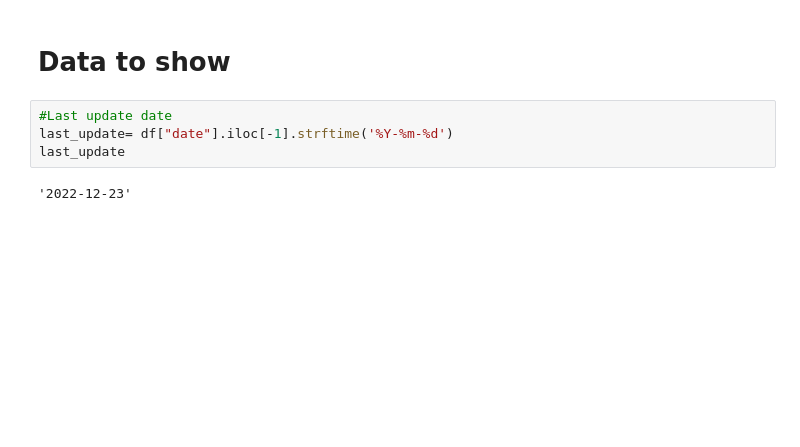
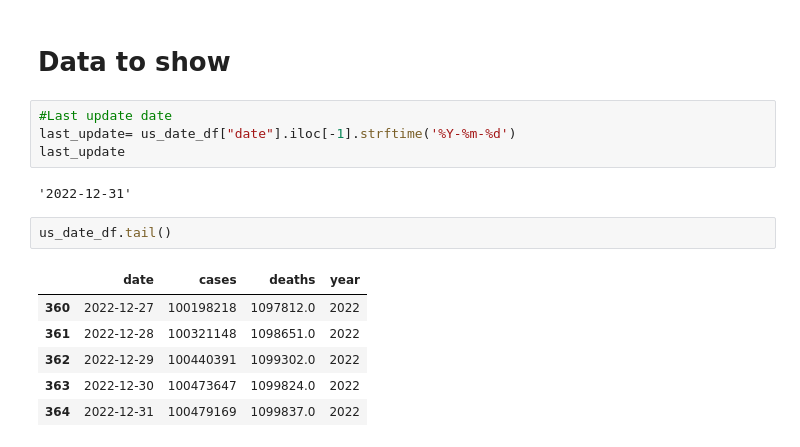
Before and after one commit to Ivan2911/COVID-19-VIZ, a Jupyter notebook: data_process.ipynb, the cells around one changed output. Cells and saved outputs as stored; diff of their text form; blank space fills up the shorter version.

```diff
--- a/data_process.ipynb
+++ b/data_process.ipynb
@@ -246,7 +210,16 @@ country_sum_by_date_df.tail()
 # Data to show
 # %%
 #Last update date
-last_update= df["date"].iloc[-1].strftime('%Y-%m-%d')
+last_update= us_date_df["date"].iloc[-1].strftime('%Y-%m-%d')
 last_update
 # %% [output]
-'2022-12-23'
+'2022-12-31'
+# %%
+us_date_df.tail()
+# %% [output]
+|  | date | cases | deaths | year |
+| 360 | 2022-12-27 | 100198218 | 1097812.0 | 2022 |
+| 361 | 2022-12-28 | 100321148 | 1098651.0 | 2022 |
+| 362 | 2022-12-29 | 100440391 | 1099302.0 | 2022 |
+| 363 | 2022-12-30 | 100473647 | 1099824.0 | 2022 |
+| 364 | 2022-12-31 | 100479169 | 1099837.0 | 2022 |
```
Also changed, not shown: parts of 31 cells of this notebook, 3 other files.
